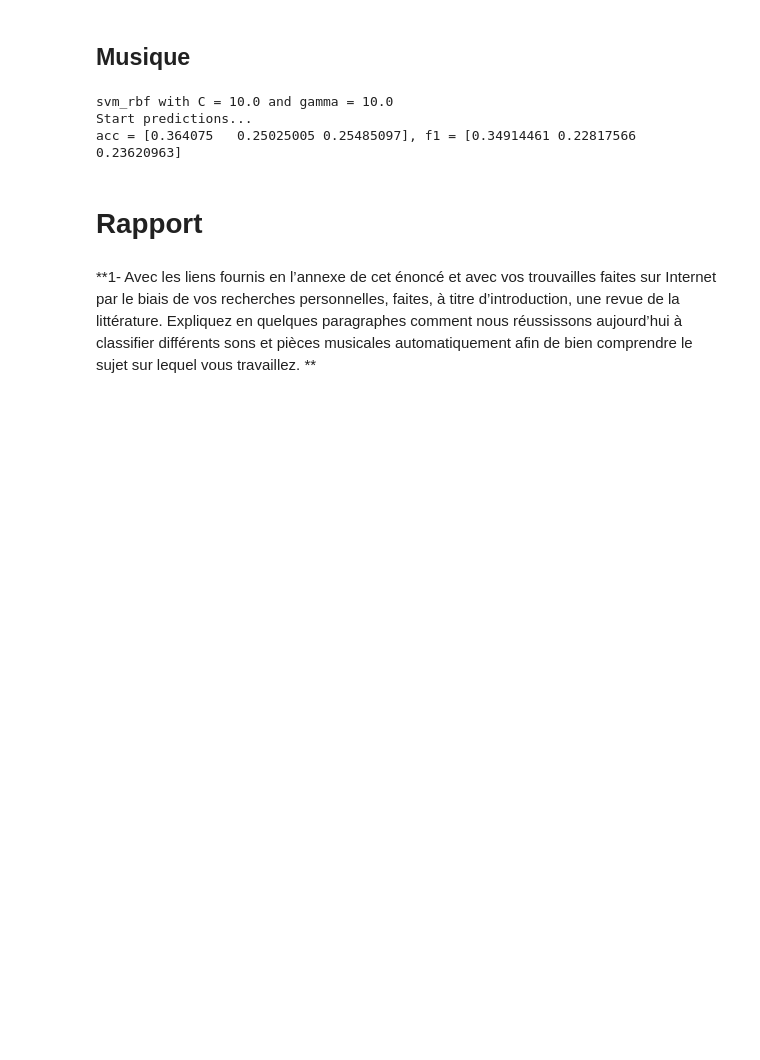
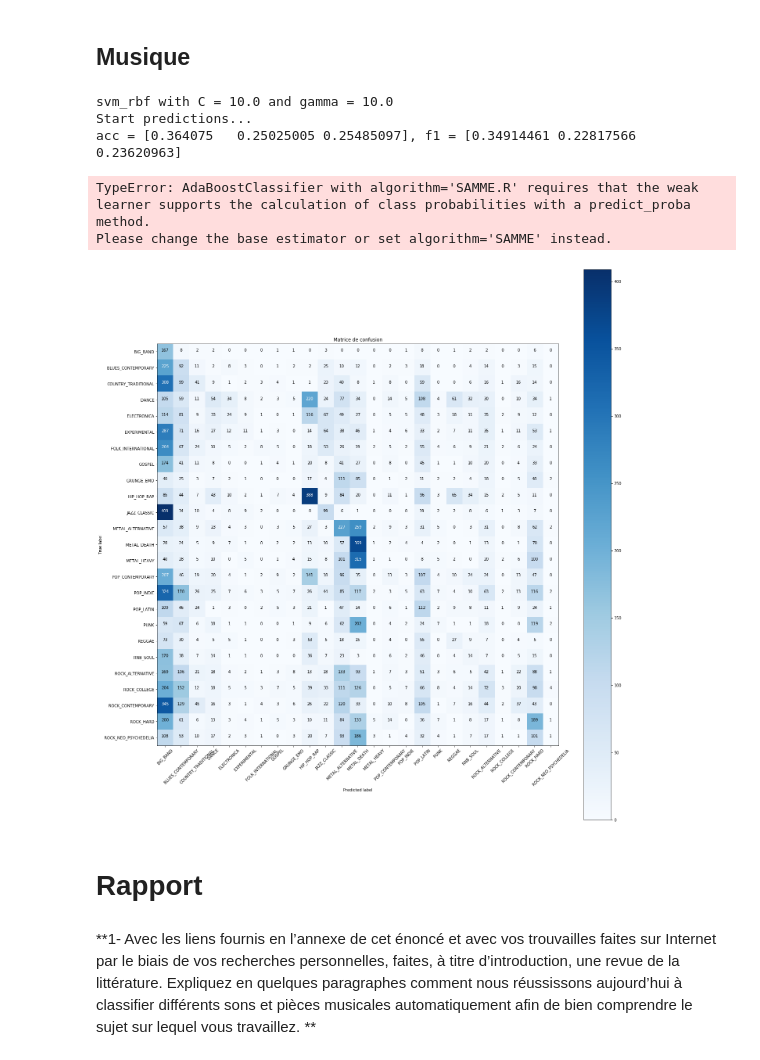
Before and after one commit to mat100payette/GTI770_Labo1, a Jupyter notebook: TP4.ipynb, the cells around one changed output. Cells and saved outputs as stored; diff of their text form; code cells hidden in the pictures; blank space fills up the shorter version.

```diff
--- a/TP4.ipynb
+++ b/TP4.ipynb
@@ -258,8 +163,8 @@ def svm_model(C, gamma, name):
     model = SVC(C=C, gamma=gamma, kernel=name)
     return model
 
-def AdaBoost_model(base_estim, nb_estim, lr):
-    model = AdaBoostClassifier(base_estimator = DecisionTree_model(base_estim), n_estimators=nb_estim, learning_rate=lr, algorithm='SAMME.R', random_state=None)
+def AdaBoost_model(depth, nb_estim, lr):
+    model = AdaBoostClassifier(base_estimator = DecisionTree_model(depth), n_estimators=nb_estim, learning_rate=lr, algorithm='SAMME.R', random_state=None)
     return model
 
 def CNN_model(layers, perceptrons, epochs, learnRate):
@@ -276,7 +181,7 @@ def CNN_model(layers, perceptrons, epochs, learnRate):
 
 def Ensemble_model():
     model = VotingClassifier(estimators = [ ('DT', RandomForest_model(25, 10, 20)),
-                                           ('AB', AdaBoost_model(15, 50, 1.0)),
+                                           ('AB', AdaBoost_model(15, 25, 1.0)),
                                            ('SVM', svm_model(10.0, 10.0, 'rbf')),
                                            ('CNN', CNN_model(3, 120, 60, 0.001))],
                                             voting = 'hard', n_jobs=3)
@@ -342,6 +247,26 @@ def AddAccAndF1ToExcel(name, acc, f1, c_acc, c_f1):
 #print(f1_svm)
 #print(acc_neurone_holdout)
 #print(f1_neurone_holdout)
+# %%
+def plot_confusion_matrix(cm, classes=Labels, title='Matrice de confusion', cmap=plt.cm.Blues):
+    #print(cm)
+    plt.figure(figsize=(20, 20))
+    plt.imshow(cm, interpolation='nearest', cmap=cmap)
+    plt.title(title)
+    plt.colorbar()
+    tick_marks = np.arange(len(classes))
+    plt.xticks(tick_marks, classes, rotation=45)
+    plt.yticks(tick_marks, classes)
+
+    thresh = cm.max() / 2.
+    for i, j in itertools.product(range(cm.shape[0]), range(cm.shape[1])):
+        plt.text(j, i, format(cm[i, j], 'd'),
+                 horizontalalignment="center",
+                 color="white" if cm[i, j] > thresh else "black")
+
+    plt.tight_layout()
+    plt.ylabel('True label')
+    plt.xlabel('Predicted label')
 # %% [markdown]
 ## Musique
 # %%
@@ -428,7 +368,10 @@ acc_RF, f1_RF = GenerateScoresFromModel(x, y, RandomForest_model(25, 10, 20))
 # %%
 acc_CNN, f1_CNN = GenerateScoresFromModel(x, y, CNN_model(3, 120, 60, 0.001))
 # %%
-acc_AB, f1_AB = GenerateScoresFromModel(x, y, AdaBoostClassifier(15, 50, 1.0))
+acc_AB, f1_AB = GenerateScoresFromModel(x, y, AdaBoost_model(15, 50, 1.0))
+# %% [output]
+TypeError: AdaBoostClassifier with algorithm='SAMME.R' requires that the weak learner supports the calculation of class probabilities with a predict_proba method.
+Please change the base estimator or set algorithm='SAMME' instead.
 # %%
-acc_VOTE, f1_VOTE = GenerateScoresFromModel(x, y, Ensemble_model())
+acc_VOTE, f1_VOTE, cm_VOTE, trainedModel = GenerateCombination(x, y, Ensemble_model())
 # %%
@@ -442,0 +398,4 @@ print("acc = " + str(a1) + ", f1 = " + str(f1) + "\n")
+# %%
+plot_confusion_matrix(cm_VOTE)
+# %% [output]
+[figure, added]
```
Also changed, not shown: parts of 8 cells of this notebook.
